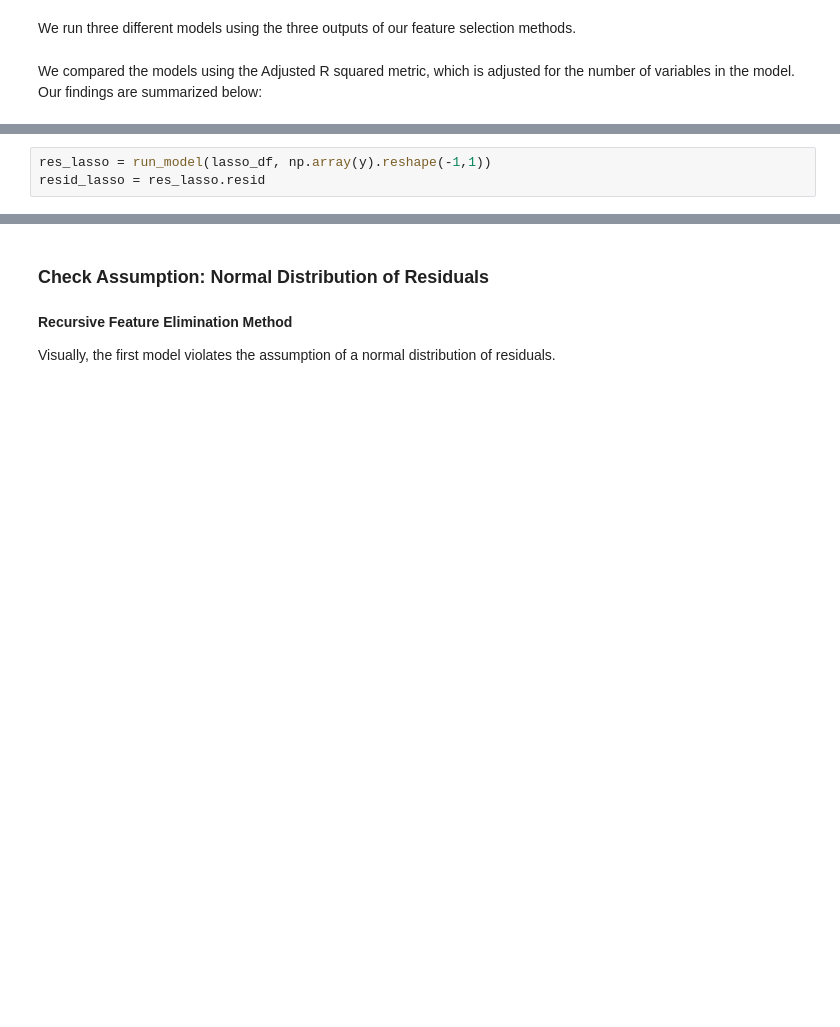
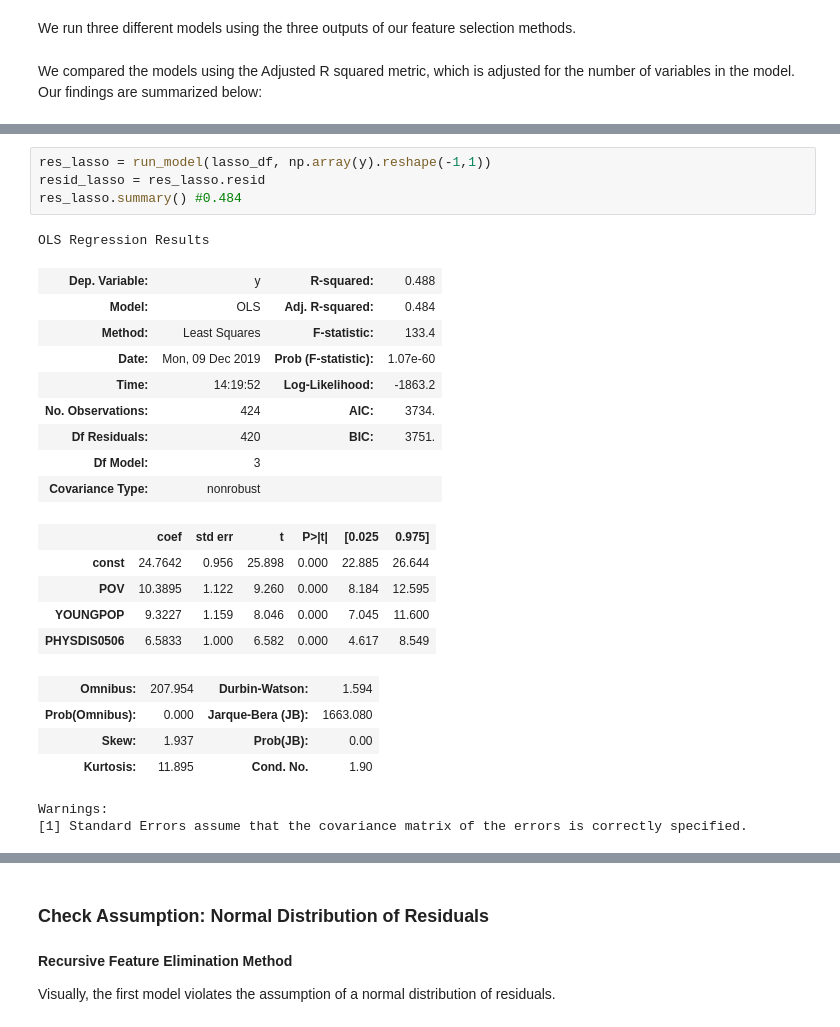
Before and after one commit to acl2171/regressionproj, a Jupyter notebook: notebooks/technical_notebook.ipynb, the cells around one changed output, grey strips where cells are left out. Drawn from its saved outputs; the diff is of its cells as text; blank space fills up the shorter version.

```diff
--- a/notebooks/technical_notebook.ipynb
+++ b/notebooks/technical_notebook.ipynb
@@ -170,6 +193,29 @@ resid_rfe = res_ref.resid
 # %%
 res_lasso = run_model(lasso_df, np.array(y).reshape(-1,1))
 resid_lasso = res_lasso.resid
+res_lasso.summary() #0.484
+# %% [output]
+OLS Regression Results
+| Dep. Variable: | y | R-squared: | 0.488 |
+| Model: | OLS | Adj. R-squared: | 0.484 |
+| Method: | Least Squares | F-statistic: | 133.4 |
+| Date: | Mon, 09 Dec 2019 | Prob (F-statistic): | 1.07e-60 |
+| Time: | 14:19:52 | Log-Likelihood: | -1863.2 |
+| No. Observations: | 424 | AIC: | 3734. |
+| Df Residuals: | 420 | BIC: | 3751. |
+| Df Model: | 3 |  |  |
+| Covariance Type: | nonrobust |  |  |
+|  | coef | std err | t | P>|t| | [0.025 | 0.975] |
+| const | 24.7642 | 0.956 | 25.898 | 0.000 | 22.885 | 26.644 |
+| POV | 10.3895 | 1.122 | 9.260 | 0.000 | 8.184 | 12.595 |
+| YOUNGPOP | 9.3227 | 1.159 | 8.046 | 0.000 | 7.045 | 11.600 |
+| PHYSDIS0506 | 6.5833 | 1.000 | 6.582 | 0.000 | 4.617 | 8.549 |
+| Omnibus: | 207.954 | Durbin-Watson: | 1.594 |
+| Prob(Omnibus): | 0.000 | Jarque-Bera (JB): | 1663.080 |
+| Skew: | 1.937 | Prob(JB): | 0.00 |
+| Kurtosis: | 11.895 | Cond. No. | 1.90 |
+Warnings:
+[1] Standard Errors assume that the covariance matrix of the errors is correctly specified.
 # %%
 res_forward = run_model(x_forward, np.array(y).reshape(-1,1))
 resid_forward = res_forward.resid
```
Also changed, not shown: parts of 5 cells of this notebook.
